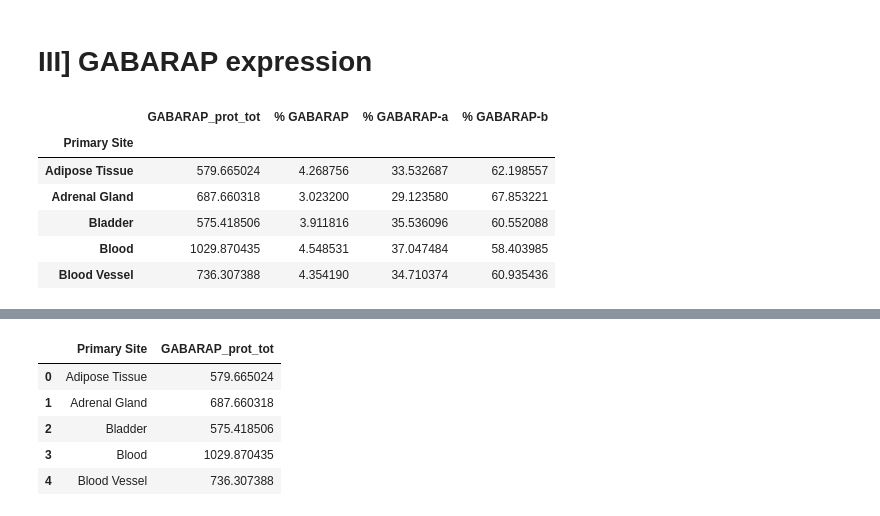
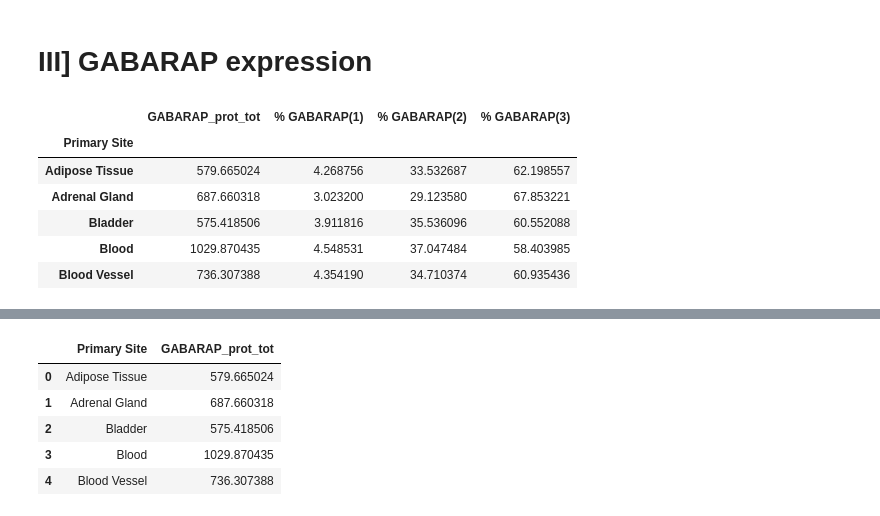
Before and after one commit to Keviosta/PhD_ATG7, a Jupyter notebook: GABARAP/gabarap_all_tissue/GABARAP_characterisation/all_organs_GABARAPL_characterisation.ipynb, the cells around one changed output, grey strips where cells are left out. Drawn from its saved outputs; the diff is of its cells as text; code cells hidden in the pictures.

```diff
--- a/GABARAP/gabarap_all_tissue/GABARAP_characterisation/all_organs_GABARAPL_characterisation.ipynb
+++ b/GABARAP/gabarap_all_tissue/GABARAP_characterisation/all_organs_GABARAPL_characterisation.ipynb
@@ -20,10 +22,7 @@ output_file_directory = '/Users/kja11/OneDrive - Háskóli Íslands/PhD ATG7/0 i
 path = output_file_directory + "/GABARAP/dataframes_for_input/df_GABARAP_NormPrim.csv"
 df_GABARAP_NormPrim= pandas.read_csv(path, sep = ",")
 
-df_GABARAP_NormPrim = df_GABARAP_NormPrim.rename(columns = {'GABARAP_total' : 'GABARAP_all_tpm',
-                                                            'GABARAP_1tpm': 'GABARAP_tpm',
-                                                            'GABARAP_2tpm' : "GABARAP-a_tpm",
-                                                            'GABARAP_3tpm' : "GABARAP-b_tpm"})
+df_GABARAP_NormPrim = df_GABARAP_NormPrim.rename(columns = {'GABARAP_total' : 'GABARAP_all_tpm'})
 
 #Add columns, normalized on total
 df_GABARAP_NormPrim = df_GABARAP_NormPrim.assign(GABARAP_1lognorm= df_GABARAP_NormPrim['GABARAP_1']/df_GABARAP_NormPrim["GABARAP"],
@@ -71,26 +70,26 @@ primary_tumors (8022, 25)
 # %%
 # df with only Normal and percentage
 df_sampletype= df_GABARAP_Normal[['Primary_Site',
                                'GABARAP_prot_tot',
                                'GABARAP_1perc',
                                'GABARAP_2perc',
                                'GABARAP_3perc']]
 
 df_sampletype = df_sampletype.assign(GABARAP_3perc = df_sampletype['GABARAP_3perc'].abs(),
                                      GABARAP_2perc = df_sampletype['GABARAP_2perc'].abs())
 #Column rename
 df_sampletype = df_sampletype.rename(columns = {'Primary_Site' : 'Primary Site',
                                                 'GABARAP_total': 'tpm GABARAP(all)',
-                                                'GABARAP_1perc' : "% GABARAP",
-                                                'GABARAP_2perc' : "% GABARAP-a",
-                                                'GABARAP_3perc' : "% GABARAP-b"})
+                                                'GABARAP_1perc' : "% GABARAP(1)",
+                                                'GABARAP_2perc' : "% GABARAP(2)",
+                                                'GABARAP_3perc' : "% GABARAP(3)"})
 
 #Groupby to have merge of all the primary site
 df_sampletype= df_sampletype.groupby('Primary Site').agg(numpy.mean)
 
 df_sampletype.head()
 # %% [output]
-|  | GABARAP_prot_tot | % GABARAP | % GABARAP-a | % GABARAP-b |
+|  | GABARAP_prot_tot | % GABARAP(1) | % GABARAP(2) | % GABARAP(3) |
 | Primary Site |  |  |  |  |
 | Adipose Tissue | 579.665024 | 4.268756 | 33.532687 | 62.198557 |
 | Adrenal Gland | 687.660318 | 3.023200 | 29.123580 | 67.853221 |
```
Also changed, not shown: parts of 8 cells of this notebook, 1 other file.
